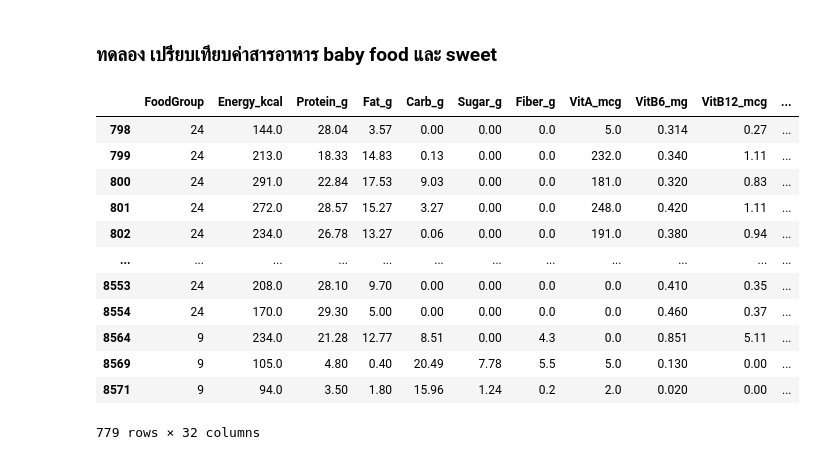
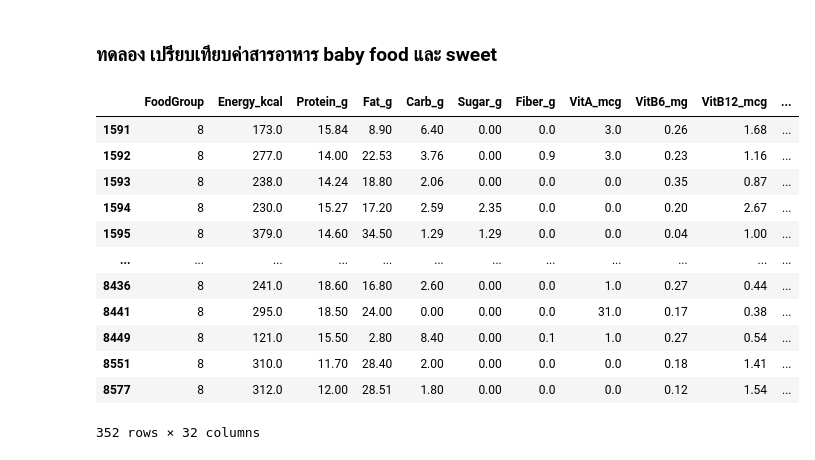
Before and after one commit to suphalaksana/Multivariate, a Jupyter notebook: Chapter_3_PCA.ipynb, the cells around one changed output. Cells and saved outputs as stored; diff of their text form; code cells hidden in the pictures.

```diff
--- a/Chapter_3_PCA.ipynb
+++ b/Chapter_3_PCA.ipynb
@@ -550,22 +421,22 @@ plt.scatter(new_pca[:,0],new_pca[:,1],c = data_dropped2['FoodGroup'],alpha=0.5)
 # %% [markdown]
 ### ทดลอง เปรียบเทียบค่าสารอาหาร baby food และ sweet
 # %%
-bb = data_dropped2[(data_dropped2['FoodGroup']==24) | (data_dropped2['FoodGroup']==9)]  ## ใช้  | และ  &  แทน  or  และ  and  ใน pandas
+bb = data_dropped2[(data_dropped2['FoodGroup']==2) | (data_dropped2['FoodGroup']==8)]  ## ใช้  | และ  &  แทน  or  และ  and  ใน pandas
 bb
 # %% [output]
 |  | FoodGroup | Energy_kcal | Protein_g | Fat_g | Carb_g | Sugar_g | Fiber_g | VitA_mcg | VitB6_mg | VitB12_mcg | ... |
-| 798 | 24 | 144.0 | 28.04 | 3.57 | 0.00 | 0.00 | 0.0 | 5.0 | 0.314 | 0.27 | ... |
-| 799 | 24 | 213.0 | 18.33 | 14.83 | 0.13 | 0.00 | 0.0 | 232.0 | 0.340 | 1.11 | ... |
-| 800 | 24 | 291.0 | 22.84 | 17.53 | 9.03 | 0.00 | 0.0 | 181.0 | 0.320 | 0.83 | ... |
-| 801 | 24 | 272.0 | 28.57 | 15.27 | 3.27 | 0.00 | 0.0 | 248.0 | 0.420 | 1.11 | ... |
-| 802 | 24 | 234.0 | 26.78 | 13.27 | 0.06 | 0.00 | 0.0 | 191.0 | 0.380 | 0.94 | ... |
+| 1591 | 8 | 173.0 | 15.84 | 8.90 | 6.40 | 0.00 | 0.0 | 3.0 | 0.26 | 1.68 | ... |
+| 1592 | 8 | 277.0 | 14.00 | 22.53 | 3.76 | 0.00 | 0.9 | 3.0 | 0.23 | 1.16 | ... |
+| 1593 | 8 | 238.0 | 14.24 | 18.80 | 2.06 | 0.00 | 0.0 | 0.0 | 0.35 | 0.87 | ... |
+| 1594 | 8 | 230.0 | 15.27 | 17.20 | 2.59 | 2.35 | 0.0 | 0.0 | 0.20 | 2.67 | ... |
+| 1595 | 8 | 379.0 | 14.60 | 34.50 | 1.29 | 1.29 | 0.0 | 0.0 | 0.04 | 1.00 | ... |
 | ... | ... | ... | ... | ... | ... | ... | ... | ... | ... | ... | ... |
-| 8553 | 24 | 208.0 | 28.10 | 9.70 | 0.00 | 0.00 | 0.0 | 0.0 | 0.410 | 0.35 | ... |
-| 8554 | 24 | 170.0 | 29.30 | 5.00 | 0.00 | 0.00 | 0.0 | 0.0 | 0.460 | 0.37 | ... |
-| 8564 | 9 | 234.0 | 21.28 | 12.77 | 8.51 | 0.00 | 4.3 | 0.0 | 0.851 | 5.11 | ... |
-| 8569 | 9 | 105.0 | 4.80 | 0.40 | 20.49 | 7.78 | 5.5 | 5.0 | 0.130 | 0.00 | ... |
-| 8571 | 9 | 94.0 | 3.50 | 1.80 | 15.96 | 1.24 | 0.2 | 2.0 | 0.020 | 0.00 | ... |
+| 8436 | 8 | 241.0 | 18.60 | 16.80 | 2.60 | 0.00 | 0.0 | 1.0 | 0.27 | 0.44 | ... |
+| 8441 | 8 | 295.0 | 18.50 | 24.00 | 0.00 | 0.00 | 0.0 | 31.0 | 0.17 | 0.38 | ... |
+| 8449 | 8 | 121.0 | 15.50 | 2.80 | 8.40 | 0.00 | 0.1 | 1.0 | 0.27 | 0.54 | ... |
+| 8551 | 8 | 310.0 | 11.70 | 28.40 | 2.00 | 0.00 | 0.0 | 0.0 | 0.18 | 1.41 | ... |
+| 8577 | 8 | 312.0 | 12.00 | 28.51 | 1.80 | 0.00 | 0.0 | 0.0 | 0.12 | 1.54 | ... |
-779 rows × 32 columns
+352 rows × 32 columns
 # %%
 pca = PCA(n_components=2)
 new_pca = pca.fit_transform(bb.iloc[:,1:].to_numpy())
```
Also changed, not shown: parts of 29 cells of this notebook.
